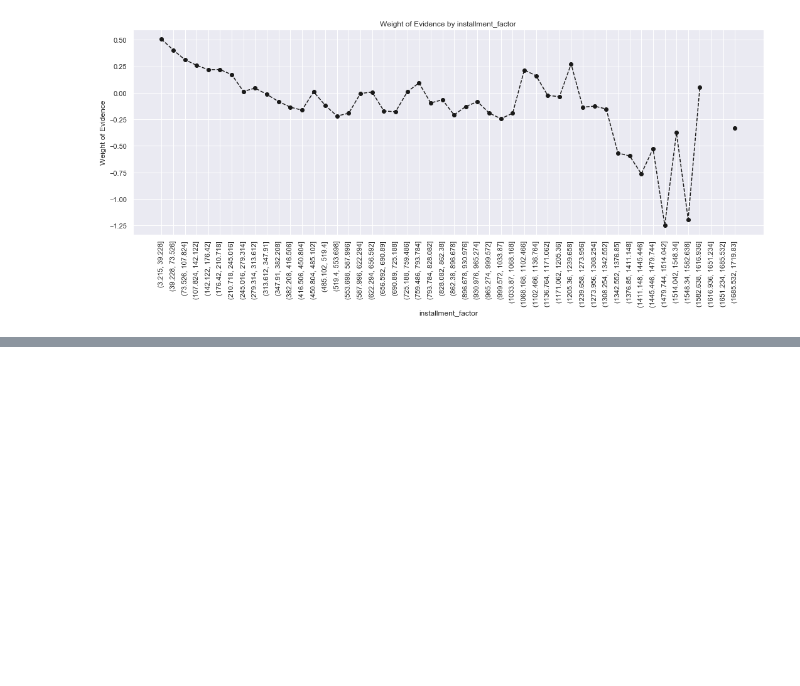
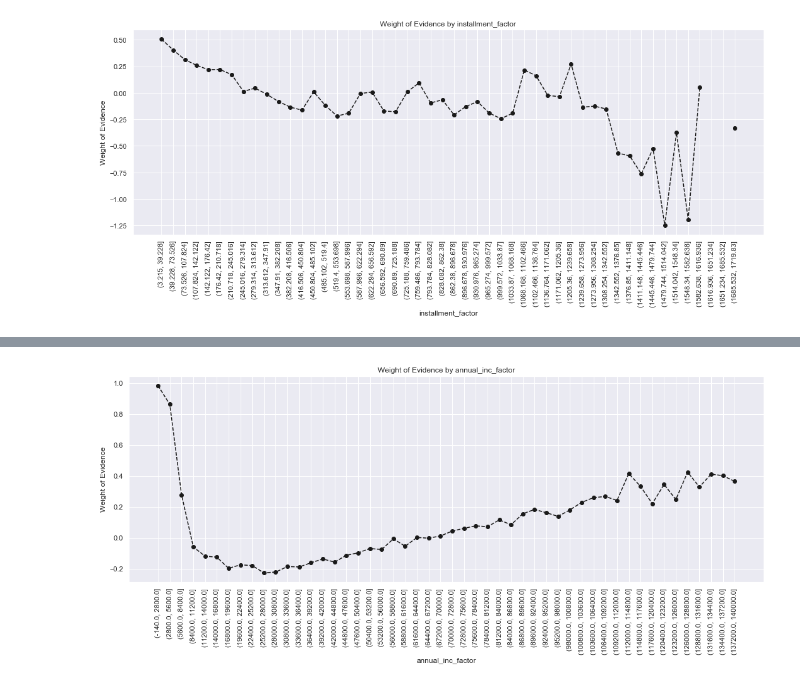
Before and after one commit to fw9228/Capstone-2-Project, a Jupyter notebook: Capstone 2 Project Credit Risk Modeling.ipynb, the cells around one changed output, grey strips where cells are left out. Saved outputs shown, nothing was run; the diff lists cells and outputs as text; code cells hidden in the pictures; blank space fills up the shorter version.

```diff
--- a/Capstone 2 Project Credit Risk Modeling.ipynb
+++ b/Capstone 2 Project Credit Risk Modeling.ipynb
@@ -1438,0 +1446,7 @@ plot_by_woe(df_temp19, 90)
+# %%
+# Here we do fine-classing: using the 'cut' method, we split the variable into 50 categories by its values.
+df_inputs_prepr['annual_inc_factor'] = pd.cut(df_inputs_prepr['annual_inc'], 50)
+
+# We calculate weight of evidence.
+df_temp20 = woe_ordered_continuous(df_inputs_prepr, 'annual_inc_factor', df_targets_prepr)
+df_temp20
@@ -1438,0 +1471,8 @@ plot_by_woe(df_temp19, 90)
+# %%
+# Splitting the initial ‘annual income’ variable into 50 categories doesn't work well for fine classing because there are a lot of people with low income and very few people with high income.
+# Thus, we do fine-classing using the 'cut' method, we split the variable into 100 categories by its values.
+df_inputs_prepr['annual_inc_factor'] = pd.cut(df_inputs_prepr['annual_inc'], 100)
+
+# We calculate weight of evidence.
+df_temp20 = woe_ordered_continuous(df_inputs_prepr, 'annual_inc_factor', df_targets_prepr)
+df_temp20
@@ -1438,0 +1493,12 @@ plot_by_woe(df_temp19, 90)
+# %%
+# Initial examination shows that there are too few individuals with large income and too many with small income.
+# Hence, we are going to have one category for more than 150K, and we are going to apply our approach to determine
+# the categories of everyone with 140k or less.
+df_inputs_prepr_temp = df_inputs_prepr.loc[df_inputs_prepr['annual_inc'] <= 140000, : ]
+# %%
+# Here we do fine-classing: using the 'cut' method, we split the variable into 50 categories by its values.
+df_inputs_prepr_temp["annual_inc_factor"] = pd.cut(df_inputs_prepr_temp['annual_inc'], 50)
+
+# We calculate weight of evidence.
+df_temp20 = woe_ordered_continuous(df_inputs_prepr_temp, 'annual_inc_factor', df_targets_prepr[df_inputs_prepr_temp.index])
+df_temp20
@@ -1438,0 +1527,5 @@ plot_by_woe(df_temp19, 90)
+# %%
+# We plot the weight of evidence values.
+plot_by_woe(df_temp20, 90)
+# %% [output]
+[figure, added]
```
Also changed, not shown: parts of 18 cells of this notebook.
